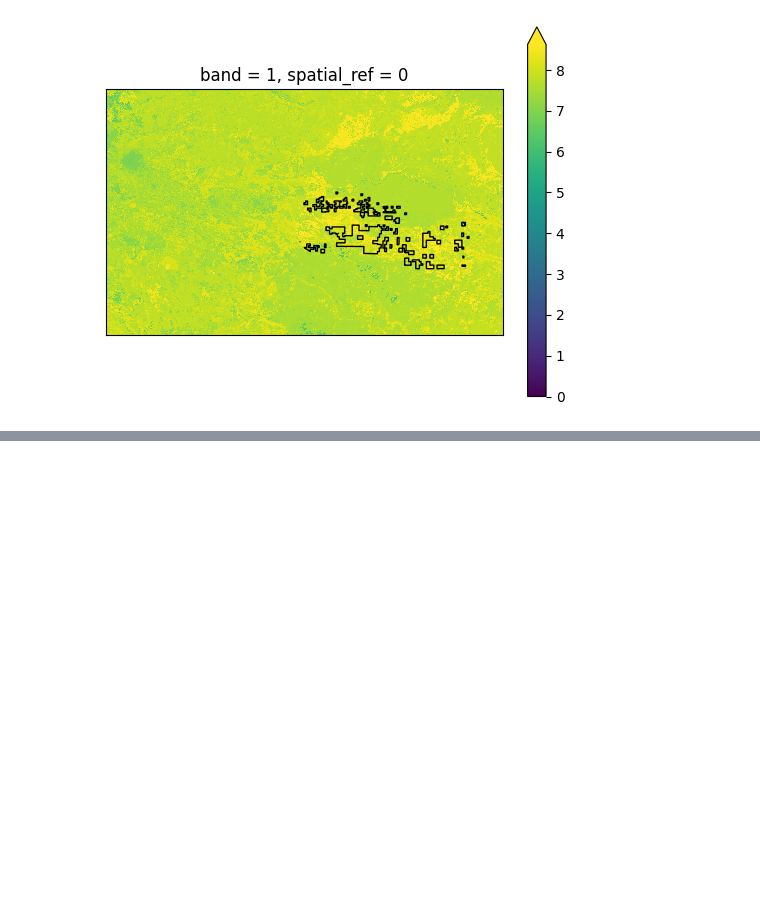
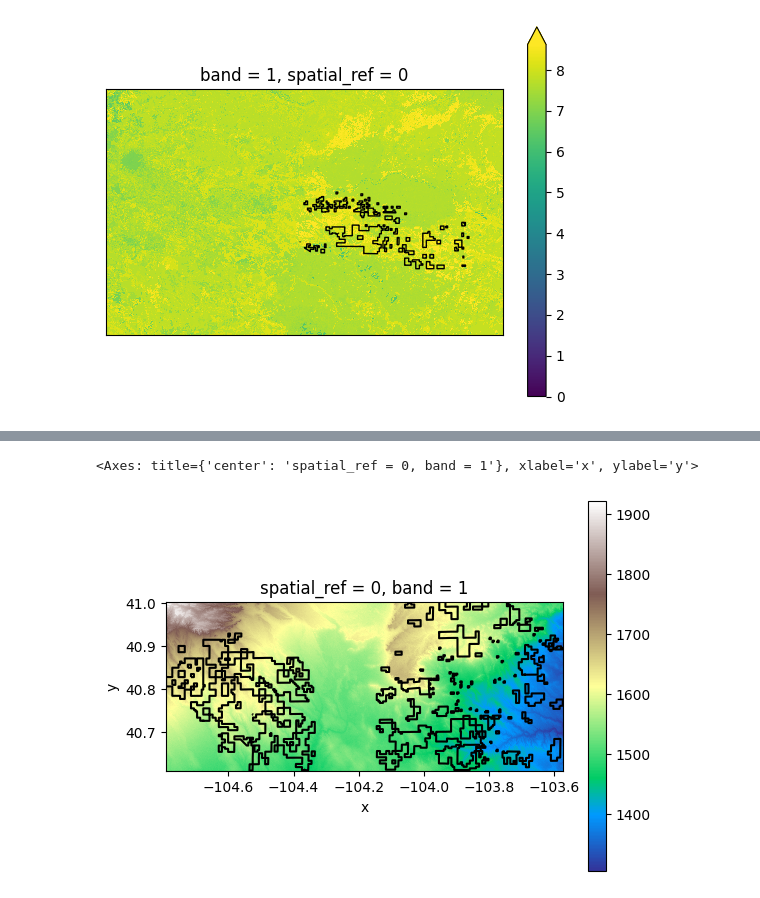
Before and after one commit to ZacharyCJDecker/habitat_suitability_sorghastrum_nutans, a Jupyter notebook: suitability_model.ipynb, the cells around one changed output, grey strips where cells are left out. Saved outputs shown, nothing was run; the diff lists cells and outputs as text; code cells hidden in the pictures; blank space fills up the shorter version.

```diff
--- a/suitability_model.ipynb
+++ b/suitability_model.ipynb
@@ -267,0 +273,8 @@ plt.show()
+# %%
+# Create a directory for srtm data
+srtm_dir = os.path.join(
+    data_dir,
+    'srtm'
+)
+
+os.makedirs(srtm_dir, exist_ok=True)
@@ -267,0 +285,14 @@ plt.show()
+# %%
+srtm_pattern = os.path.join(srtm_dir, '*.hgt.zip')
+bounds = tuple(pawnee_gdf.total_bounds)
+
+if not glob(srtm_pattern):
+
+    srtm_results = earthaccess.search_data(
+        short_name = "SRTMGL1",
+        bounding_box = bounds
+        )
+
+srtm_results = earthaccess.download(srtm_results, srtm_dir)
+
+srtm_results
@@ -267,0 +304,14 @@ plt.show()
+# %%
+srtm_da_list = []
+
+for srtm_path in glob(srtm_pattern):
+        tile_da = rxr.open_rasterio(srtm_path, mask_and_scale=True).squeeze()
+        cropped_da = tile_da.rio.clip_box(*bounds)
+        srtm_da_list.append(cropped_da)
+
+srtm_da = rxr.merge.merge_arrays(srtm_da_list)
+srtm_da.plot(cmap='terrain')
+pawnee_gdf.boundary.plot(ax=plt.gca(), color='black')
+# %% [output]
+<Axes: title={'center': 'spatial_ref = 0, band = 1'}, xlabel='x', ylabel='y'>
+[figure, added]
```
Also changed, not shown: parts of 5 cells of this notebook.
